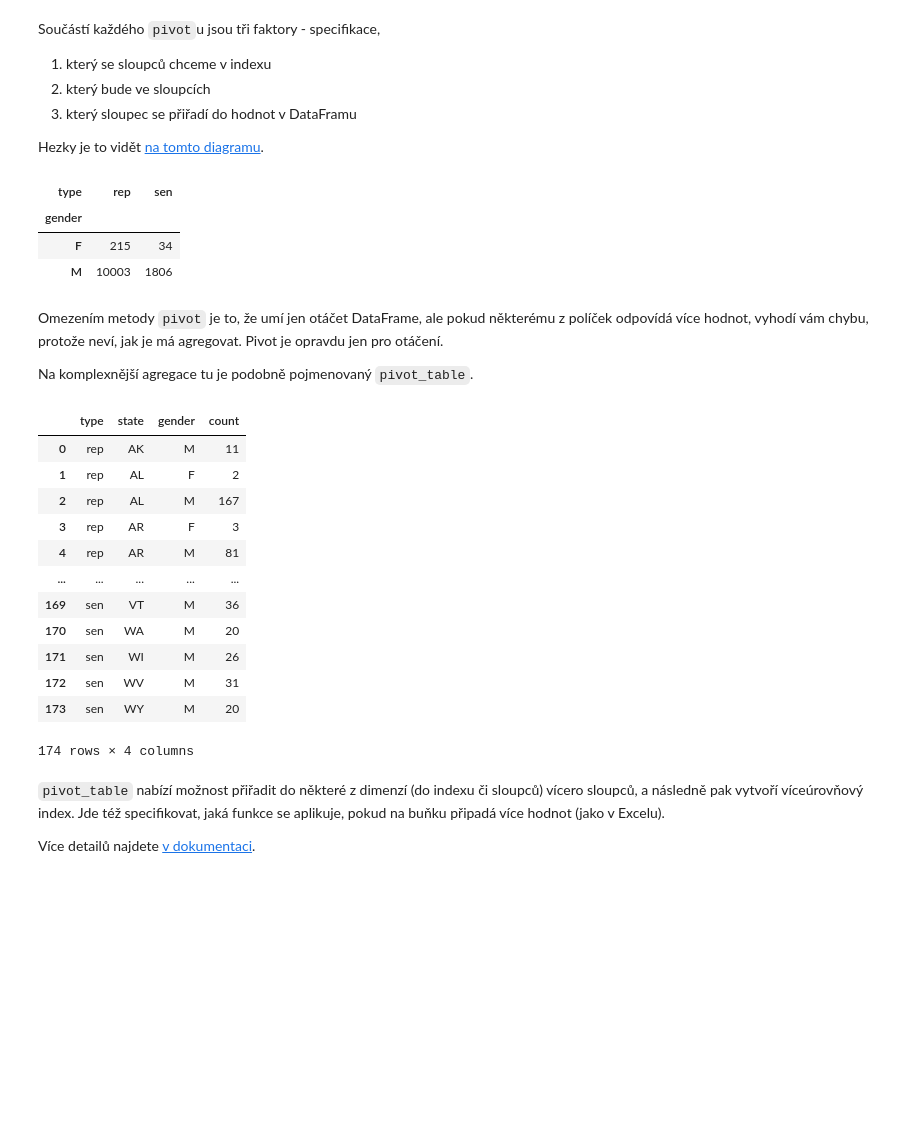
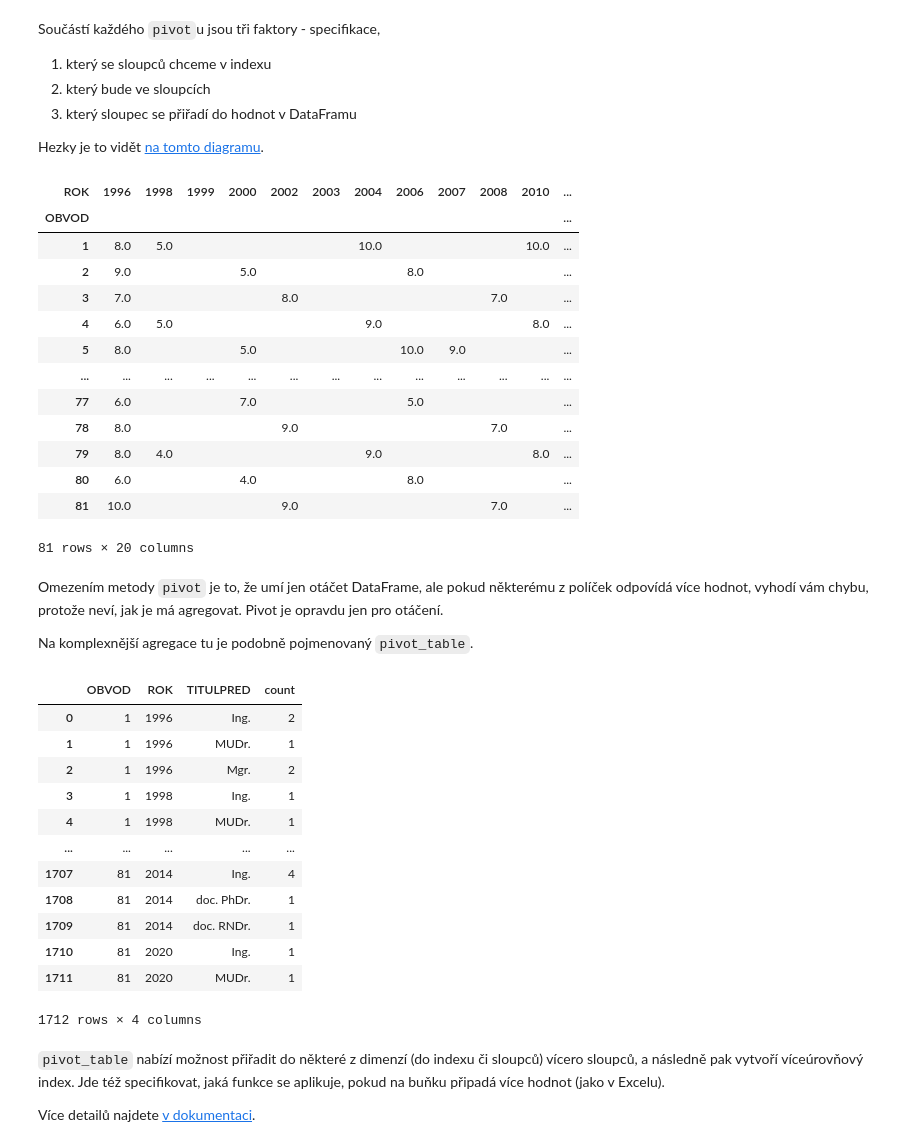
Before and after one commit to PyDataCZ/pyladies-kurz, a Jupyter notebook: lessons/pydata/pandas_groupby/index.ipynb, the cells around one changed output. Drawn from its saved outputs; the diff is of its cells as text; code cells hidden in the pictures; blank space fills up the shorter version.

```diff
--- a/lessons/pydata/pandas_groupby/index.ipynb
+++ b/lessons/pydata/pandas_groupby/index.ipynb
@@ -44,0 +18,6 @@ legislators_historical
+# %%
+import os
+filename = "serk.csv"
+if not os.path.exists(filename):
+    filename = "https://raw.githubusercontent.com/PyDataCZ/pyladies-kurz/main/lessons/pydata/pandas_groupby/serk.csv"
+df = pd.read_csv(filename, delimiter=";", encoding="windows-1250", parse_dates=["DATUMVOLEB"])
@@ -250,5 +186,2 @@ next(iter(groups)) # timhle ziskame prvni element pri iteraci (for cyklu)
 # %% [markdown]
 K čemu nám to může být? Při agregaci se data drasticky zjednodušují a nemusíme si vždy být jisti, že naše agregace jsou napsané správně. Pomocí iterace nad skupinami si můžeme zobrazit všechna data před agregací.
-# %%
-for party, df in legislators_historical.groupby('party'):
-    df.to_csv(party + '.csv')
@@ -577,5 +505,6 @@ Než začneme pivotovat, vytvořme si malý dataset - bude to jednoduchá agrega
 # %%
-summary = legislators_historical.groupby(['type', 'gender'], as_index=False)[['last_name']].count()
-summary = summary.rename(columns={'last_name': 'count'})
+summary = df.assign(ROK=df["DATUMVOLEB"].dt.year)
+summary = summary.groupby(['ROK', 'OBVOD'], as_index=False).size()
+summary = summary.rename(columns={'size': 'count'})
 summary
 # %% [output]
@@ -593,34 +530,45 @@ Součástí každého `pivot`u jsou tři faktory - specifikace,
 
 Hezky je to vidět [na tomto diagramu](https://pandas.pydata.org/pandas-docs/stable/user_guide/reshaping.html).
 # %%
-summary.pivot(index='gender', columns='type', values='count')
+summary.pivot(index='OBVOD', columns='ROK', values='count').fillna("")
 # %% [output]
-| type | rep | sen |
-| gender |  |  |
-| F | 215 | 34 |
-| M | 10003 | 1806 |
+| ROK | 1996 | 1998 | 1999 | 2000 | 2002 | 2003 | 2004 | 2006 | 2007 | 2008 | 2010 | ... |
+| OBVOD |  |  |  |  |  |  |  |  |  |  |  | ... |
+| 1 | 8.0 | 5.0 |  |  |  |  | 10.0 |  |  |  | 10.0 | ... |
+| 2 | 9.0 |  |  | 5.0 |  |  |  | 8.0 |  |  |  | ... |
+| 3 | 7.0 |  |  |  | 8.0 |  |  |  |  | 7.0 |  | ... |
+| 4 | 6.0 | 5.0 |  |  |  |  | 9.0 |  |  |  | 8.0 | ... |
+| 5 | 8.0 |  |  | 5.0 |  |  |  | 10.0 | 9.0 |  |  | ... |
+| ... | ... | ... | ... | ... | ... | ... | ... | ... | ... | ... | ... | ... |
+| 77 | 6.0 |  |  | 7.0 |  |  |  | 5.0 |  |  |  | ... |
+| 78 | 8.0 |  |  |  | 9.0 |  |  |  |  | 7.0 |  | ... |
+| 79 | 8.0 | 4.0 |  |  |  |  | 9.0 |  |  |  | 8.0 | ... |
+| 80 | 6.0 |  |  | 4.0 |  |  |  | 8.0 |  |  |  | ... |
+| 81 | 10.0 |  |  |  | 9.0 |  |  |  |  | 7.0 |  | ... |
+81 rows × 20 columns
 # %% [markdown]
 Omezením metody `pivot` je to, že umí jen otáčet DataFrame, ale pokud některému z políček odpovídá více hodnot, vyhodí vám chybu, protože neví, jak je má agregovat. Pivot je opravdu jen pro otáčení.
 
 Na komplexnější agregace tu je podobně pojmenovaný `pivot_table`.
 # %%
-summary = legislators_historical.groupby(['type', 'state', 'gender'], as_index=False)[['last_name']].count()
-summary = summary.rename(columns={'last_name': 'count'})
+summary = df.assign(ROK=df["DATUMVOLEB"].dt.year)
+summary = summary.groupby(['OBVOD', 'ROK', 'TITULPRED'], as_index=False).size()
+summary = summary.rename(columns={'size': 'count'})
 summary
 # %% [output]
-|  | type | state | gender | count |
-| 0 | rep | AK | M | 11 |
-| 1 | rep | AL | F | 2 |
-| 2 | rep | AL | M | 167 |
-| 3 | rep | AR | F | 3 |
-| 4 | rep | AR | M | 81 |
+|  | OBVOD | ROK | TITULPRED | count |
+| 0 | 1 | 1996 | Ing. | 2 |
+| 1 | 1 | 1996 | MUDr. | 1 |
+| 2 | 1 | 1996 | Mgr. | 2 |
+| 3 | 1 | 1998 | Ing. | 1 |
+| 4 | 1 | 1998 | MUDr. | 1 |
 | ... | ... | ... | ... | ... |
-| 169 | sen | VT | M | 36 |
-| 170 | sen | WA | M | 20 |
-| 171 | sen | WI | M | 26 |
-| 172 | sen | WV | M | 31 |
-| 173 | sen | WY | M | 20 |
+| 1707 | 81 | 2014 | Ing. | 4 |
+| 1708 | 81 | 2014 | doc. PhDr. | 1 |
+| 1709 | 81 | 2014 | doc. RNDr. | 1 |
+| 1710 | 81 | 2020 | Ing. | 1 |
+| 1711 | 81 | 2020 | MUDr. | 1 |
-174 rows × 4 columns
+1712 rows × 4 columns
 # %% [markdown]
 `pivot_table` nabízí možnost přiřadit do některé z dimenzí (do indexu či sloupců) vícero sloupců, a následně pak vytvoří víceúrovňový index. Jde též specifikovat, jaká funkce se aplikuje, pokud na buňku připadá více hodnot (jako v Excelu).
 
```
Also changed, not shown: parts of 79 cells of this notebook, 2 other files.
